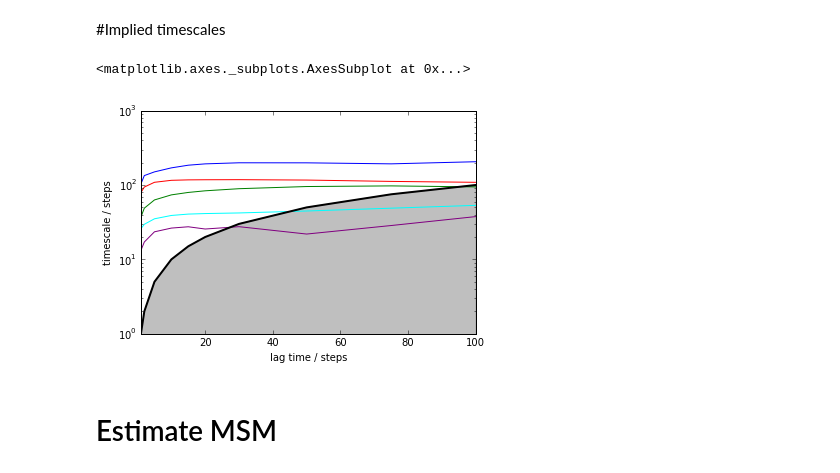
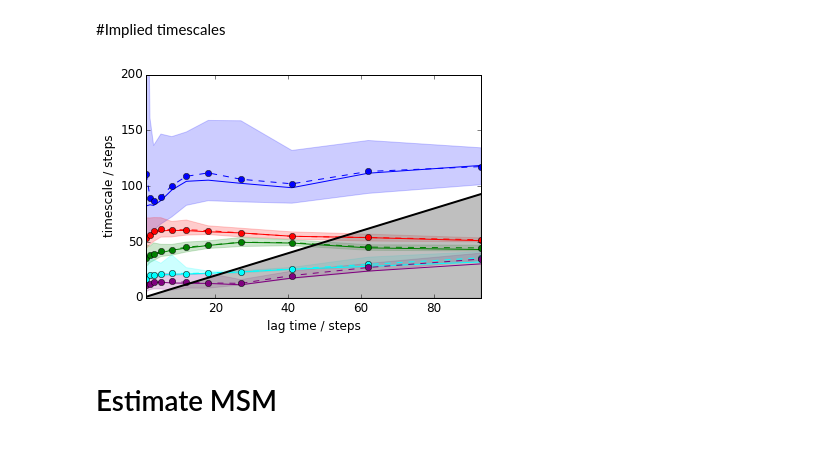
Before and after one commit to markovmodel/PyEMMA_IPython, a Jupyter notebook: md2msm_penta_peptide/md2msm_penta_peptide.ipynb, the cells around one changed output. Saved outputs shown, nothing was run; the diff lists cells and outputs as text; code cells hidden in the pictures.

```diff
--- a/md2msm_penta_peptide/md2msm_penta_peptide.ipynb
+++ b/md2msm_penta_peptide/md2msm_penta_peptide.ipynb
@@ -154,8 +185,11 @@ its = msm.timescales_msm(dtrajs, lags=lags, nits=5)
-# %%
-mpl.plot_implied_timescales(its)
-# %% [output]
-<matplotlib.axes._subplots.AxesSubplot at 0x...>
-[figure, removed]
+# %%
+its = msm.timescales_msm(dtrajs, lags=100, nits=5, errors='bayes')
+# %%
+mpl.plot_implied_timescales(its, ylog=False)
+ylim(0, 200)
+savefig('./figs/its.png')
+# %% [output]
+[figure, added]
 # %%
 #its_err = msm.timescales_msm(dtrajs,lags=lags,nits=5,errors='bayes')
 # %%
```
Also changed, not shown: parts of 43 cells of this notebook, 23 other files.
